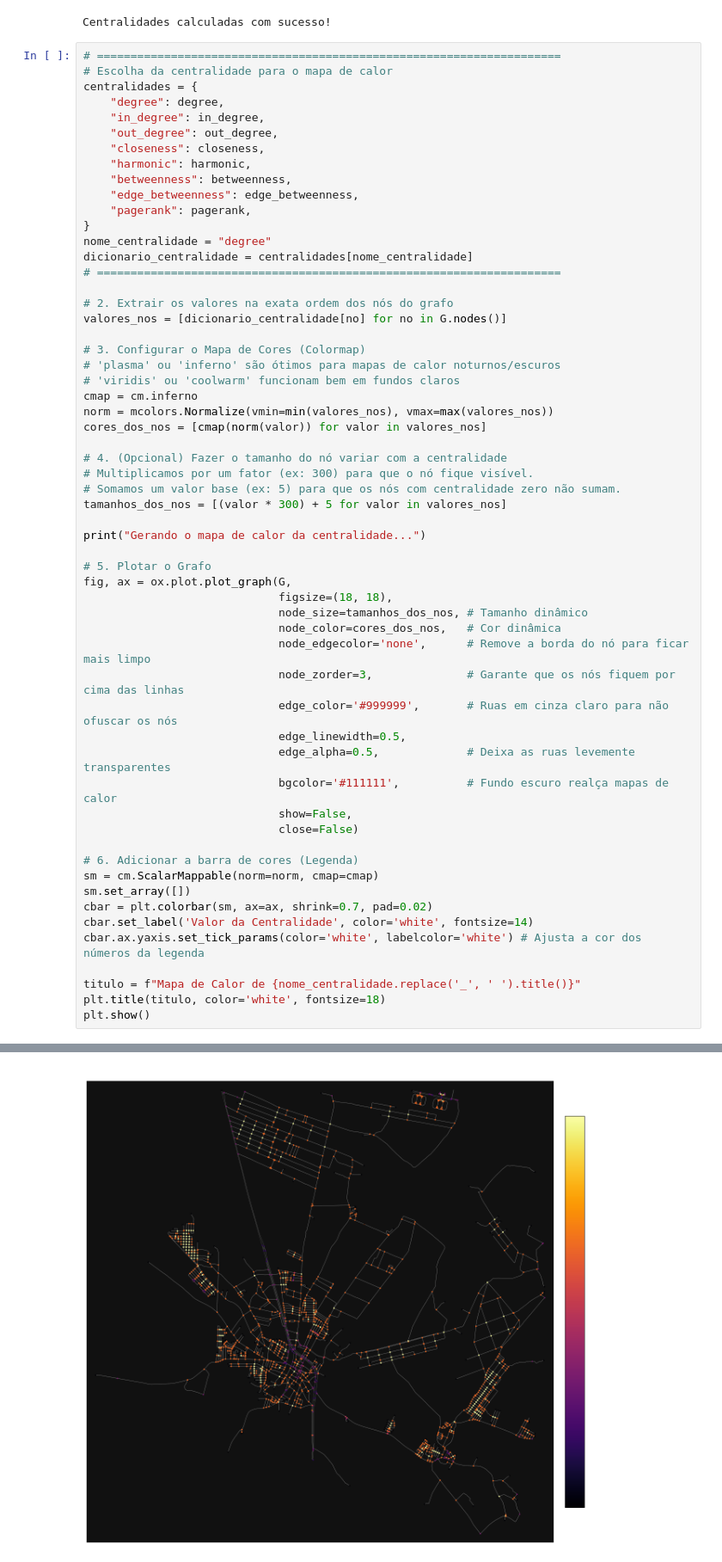
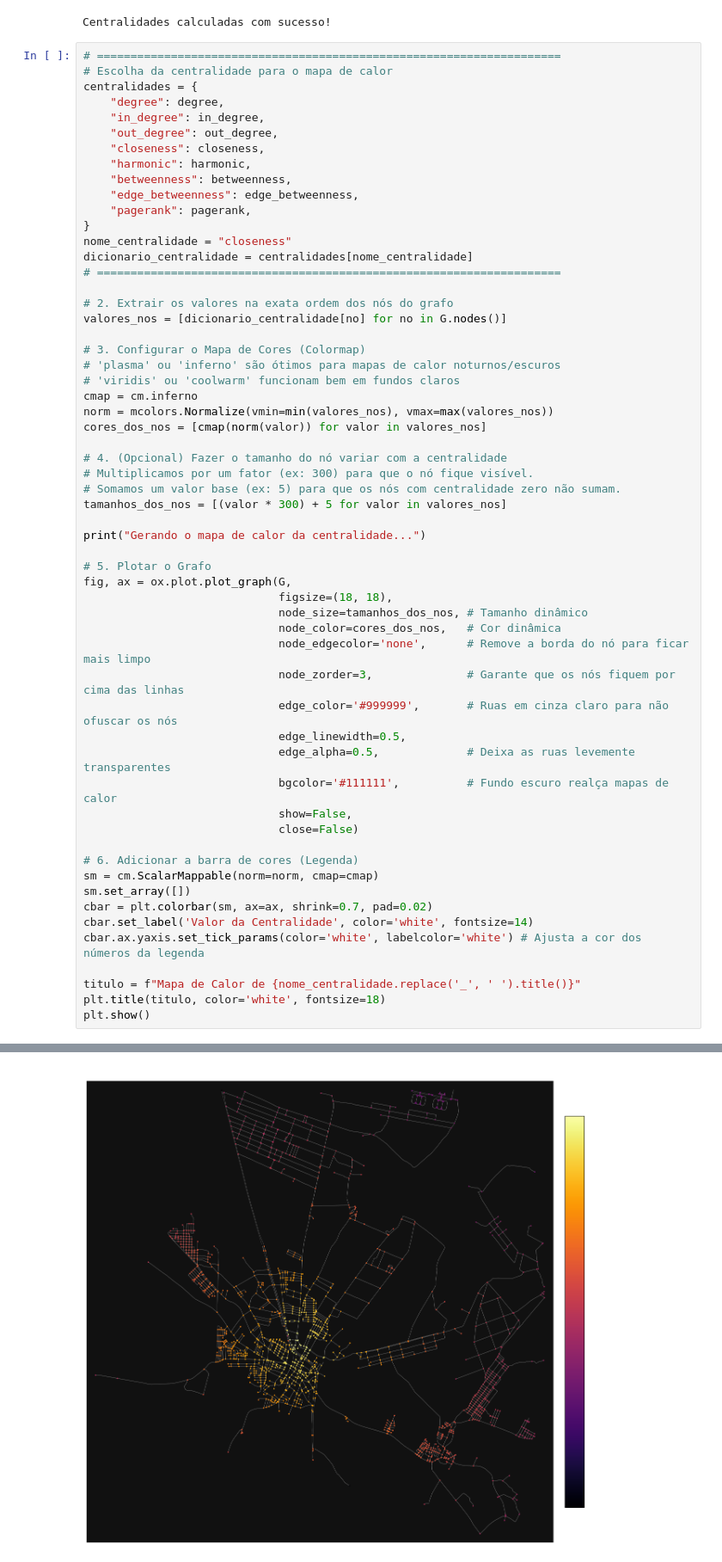
Before and after one commit to ramonvfs/urban_network_analysis, a Jupyter notebook: maps_osmnx.ipynb, the cells around one changed output, grey strips where cells are left out. Shown at 86% size. Cells and saved outputs as stored; diff of their text form.

```diff
--- a/maps_osmnx.ipynb
+++ b/maps_osmnx.ipynb
@@ -179,7 +179,7 @@ centralidades = {
     "edge_betweenness": edge_betweenness,
     "pagerank": pagerank,
 }
-nome_centralidade = "degree"
+nome_centralidade = "closeness"
 dicionario_centralidade = centralidades[nome_centralidade]
 # =====================================================================
 
@@ -199,34 +199,34 @@ cores_dos_nos = [cmap(norm(valor)) for valor in valores_nos]
 tamanhos_dos_nos = [(valor * 300) + 5 for valor in valores_nos]
 
 print("Gerando o mapa de calor da centralidade...")
 
 # 5. Plotar o Grafo
 fig, ax = ox.plot.plot_graph(G,
                              figsize=(18, 18),
                              node_size=tamanhos_dos_nos, # Tamanho dinâmico
                              node_color=cores_dos_nos,   # Cor dinâmica
                              node_edgecolor='none',      # Remove a borda do nó para ficar mais limpo
                              node_zorder=3,              # Garante que os nós fiquem por cima das linhas
                              edge_color='#999999',       # Ruas em cinza claro para não ofuscar os nós
                              edge_linewidth=0.5,
                              edge_alpha=0.5,             # Deixa as ruas levemente transparentes
                              bgcolor='#111111',          # Fundo escuro realça mapas de calor
                              show=False,
                              close=False)
 
 # 6. Adicionar a barra de cores (Legenda)
 sm = cm.ScalarMappable(norm=norm, cmap=cmap)
 sm.set_array([])
 cbar = plt.colorbar(sm, ax=ax, shrink=0.7, pad=0.02)
 cbar.set_label('Valor da Centralidade', color='white', fontsize=14)
 cbar.ax.yaxis.set_tick_params(color='white', labelcolor='white') # Ajusta a cor dos números da legenda
 
 titulo = f"Mapa de Calor de {nome_centralidade.replace('_', ' ').title()}"
 plt.title(titulo, color='white', fontsize=18)
 plt.show()
 # %% [output]
 Gerando o mapa de calor da centralidade...
-[figure, old version]
+[figure, new version]
 # %%
 # Convertendo para um grafo simples e não-direcionado para análise de K-core
 G_undirected = ox.convert.to_undirected(G)
```
Also changed, not shown: parts of 2 cells of this notebook, 3 other files.
